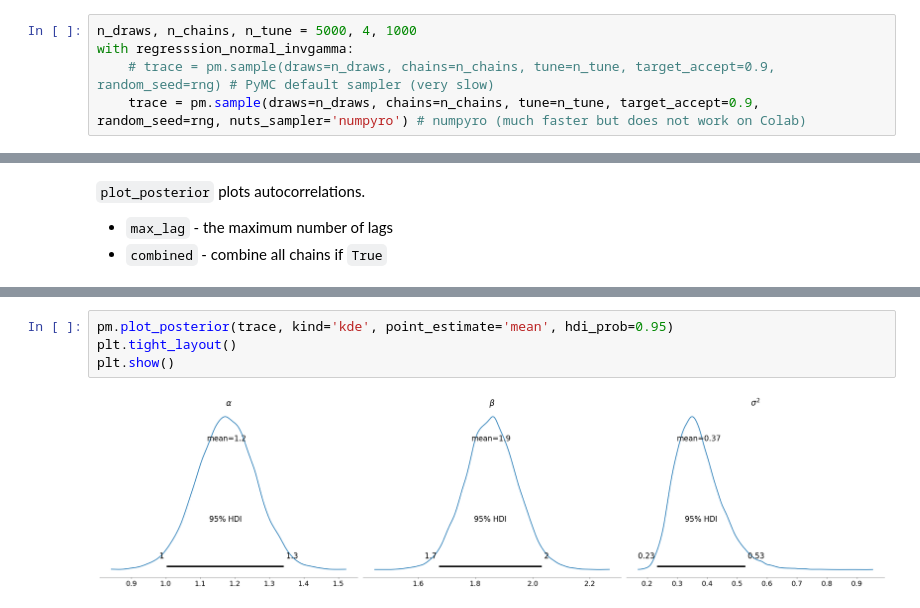
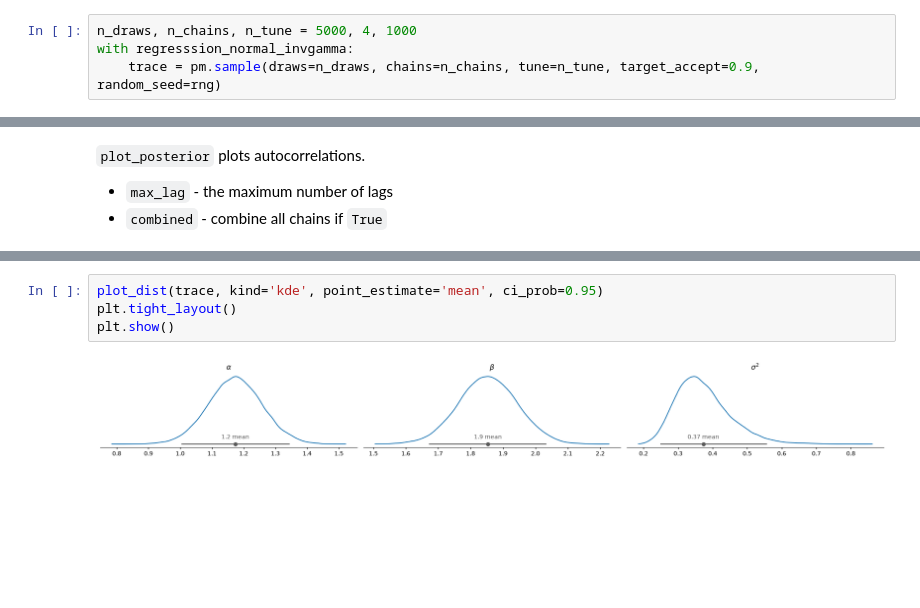
Before and after one commit to nakatsuma/bayesian_statistics, a Jupyter notebook: notebook/simple_regression.ipynb, the cells around one changed output, grey strips where cells are left out. Cells and saved outputs as stored; diff of their text form; blank space fills up the shorter version.

```diff
--- a/notebook/simple_regression.ipynb
+++ b/notebook/simple_regression.ipynb
@@ -140,5 +142,4 @@ A PyMC function `sample` generates a Monte Carlo sample of parameters from the p
 # %%
 n_draws, n_chains, n_tune = 5000, 4, 1000
 with regresssion_normal_invgamma:
-    # trace = pm.sample(draws=n_draws, chains=n_chains, tune=n_tune, target_accept=0.9, random_seed=rng) # PyMC default sampler (very slow)
-    trace = pm.sample(draws=n_draws, chains=n_chains, tune=n_tune, target_accept=0.9, random_seed=rng, nuts_sampler='numpyro') # numpyro (much faster but does not work on Colab)
+    trace = pm.sample(draws=n_draws, chains=n_chains, tune=n_tune, target_accept=0.9, random_seed=rng)
@@ -200,6 +205,6 @@ plt.show()
 # %%
-pm.plot_posterior(trace, kind='kde', point_estimate='mean', hdi_prob=0.95)
+plot_dist(trace, kind='kde', point_estimate='mean', ci_prob=0.95)
 plt.tight_layout()
 plt.show()
 # %% [output]
-[figure, old version]
+[figure, new version]
```
Also changed, not shown: parts of 8 cells of this notebook, 23 other files.
